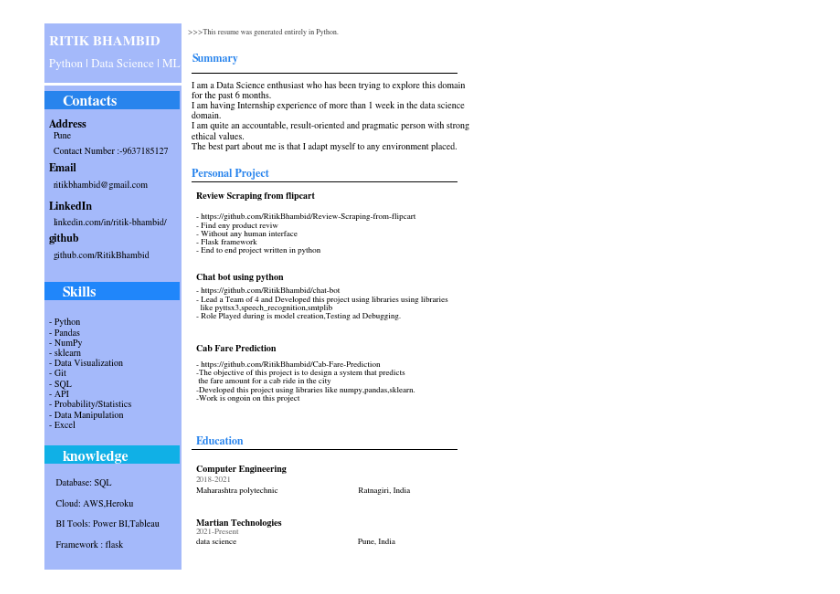
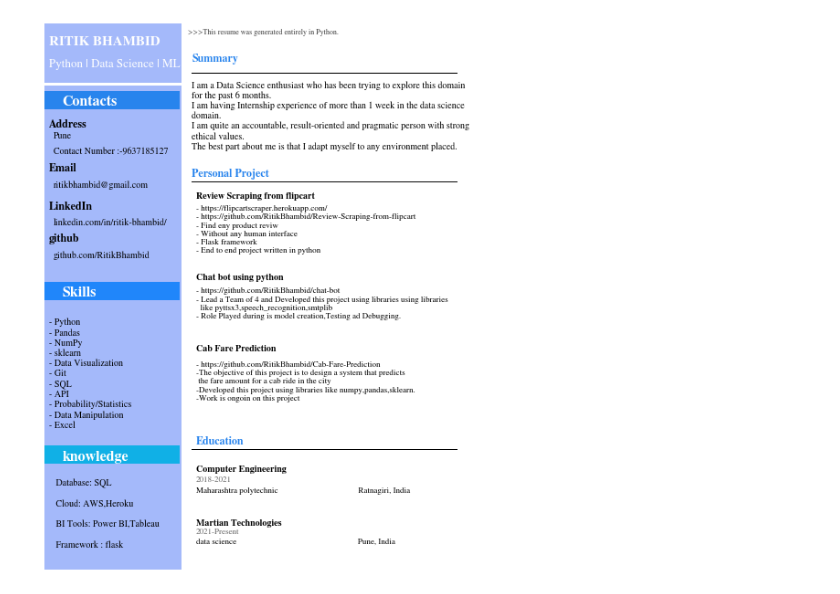
Before and after one commit to RitikBhambid/Resume, a Jupyter notebook: Final Resume.ipynb, the cells around one changed output. Drawn from its saved outputs; the diff is of its cells as text; code cells hidden in the pictures.

```diff
--- a/Final Resume.ipynb
+++ b/Final Resume.ipynb
@@ -26,7 +26,7 @@ The best part about me is that I adapt myself to any environment placed."""
 
 ProjectHeader = 'Personal Project'
 ProjectOneTitle = 'Review Scraping from flipcart'
-ProjectOneDesc ='- https://github.com/RitikBhambid/Review-Scraping-from-flipcart\n- Find eny product reviw\n- Without any human interface\n- Flask framework\n- End to end project written in python'
+ProjectOneDesc ='- https://flipcartscraper.herokuapp.com/\n- https://github.com/RitikBhambid/Review-Scraping-from-flipcart\n- Find eny product reviw\n- Without any human interface\n- Flask framework\n- End to end project written in python'
 ProjectTwoTitle='Chat bot using python'
 ProjectTwoDesc ='- https://github.com/RitikBhambid/chat-bot\n- Lead a Team of 4 and Developed this project using libraries using libraries\n  like pyttsx3,speech_recognition,smtplib\n- Role Played during is model creation,Testing ad Debugging.'
 ProjectThreeTitle = 'Cab Fare Prediction'
@@ -85,31 +85,31 @@ plt.annotate(Contact_desc_linkdin_head, (.01,.66), weight='bold', fontsize=12, c
 plt.annotate(Contact_desc_github_head, (.01,.60), weight='bold', fontsize=12, color='black')
 plt.annotate(Contact_desc_Mail, (.020,.70), weight='regular', fontsize=10, color='black')
 plt.annotate(Contact_desc_linkdin, (.020,.63), weight='regular', fontsize=10, color='black')
 plt.annotate(Contact_desc_github, (.020,.57), weight='regular', fontsize=10, color='black')
 plt.annotate(knowledge, (.04,.2), weight='bold', fontsize=16, color='#ffffff')
 plt.annotate(knowledge_desc, (.020,.04), weight='regular', fontsize=10, color='black')
 plt.annotate(SkillsHeader, (.04,.5), weight='bold', fontsize=16, color='#ffffff')
 plt.annotate(SkillsDesc, (.01,.26), weight='regular', fontsize=10, color='black')
 plt.annotate(SummaryHeader, (.34,.93), weight='bold', fontsize=12, color='#2884ed')
 plt.annotate(summary_desk, (.34,.77), weight='regular', fontsize=10)
 plt.annotate(ProjectHeader, (.34,.72), weight='bold', fontsize=12, color='#2884ed')
 plt.annotate(ProjectOneTitle, (.35,.68), weight='bold', fontsize=10)
 plt.annotate(ProjectOneDesc, (.35,.58), weight='regular', fontsize=9)
 plt.annotate(ProjectTwoTitle, (.35,.53), weight='bold', fontsize=10)
 plt.annotate(ProjectTwoDesc, (.35,.46), weight='regular', fontsize=9)
 plt.annotate(ProjectThreeTitle, (.35,.4), weight='bold', fontsize=10)
 plt.annotate(ProjectThreeDesc, (.35,.31), weight='regular', fontsize=9)
 plt.annotate(EduHeader, (.35,.23), weight='bold', fontsize=12, color='#2884ed')
 plt.annotate(EduOneTitle, (.35,.18), weight='bold', fontsize=10)
 plt.annotate(EduOneTime, (.35,.16), weight='regular', fontsize=9, alpha=.6)
 plt.annotate(EduOneDesc, (.35,.14), weight='regular', fontsize=9)
 plt.annotate(EduTwoTitle, (.35,.08), weight='bold', fontsize=10)
 plt.annotate(EduTwoTime, (.35,.065), weight='regular', fontsize=9, alpha=.6)
 plt.annotate(EduTwoDesc, (.35,.048), weight='regular', fontsize=9)
 
 # remove axes
 plt.axis('off')
 
 plt.savefig('Final_Resume.pdf', dpi=300, bbox_inches='tight')
 # %% [output]
-[figure, old version]
+[figure, new version]
```
Also changed, not shown: 1 other file.
